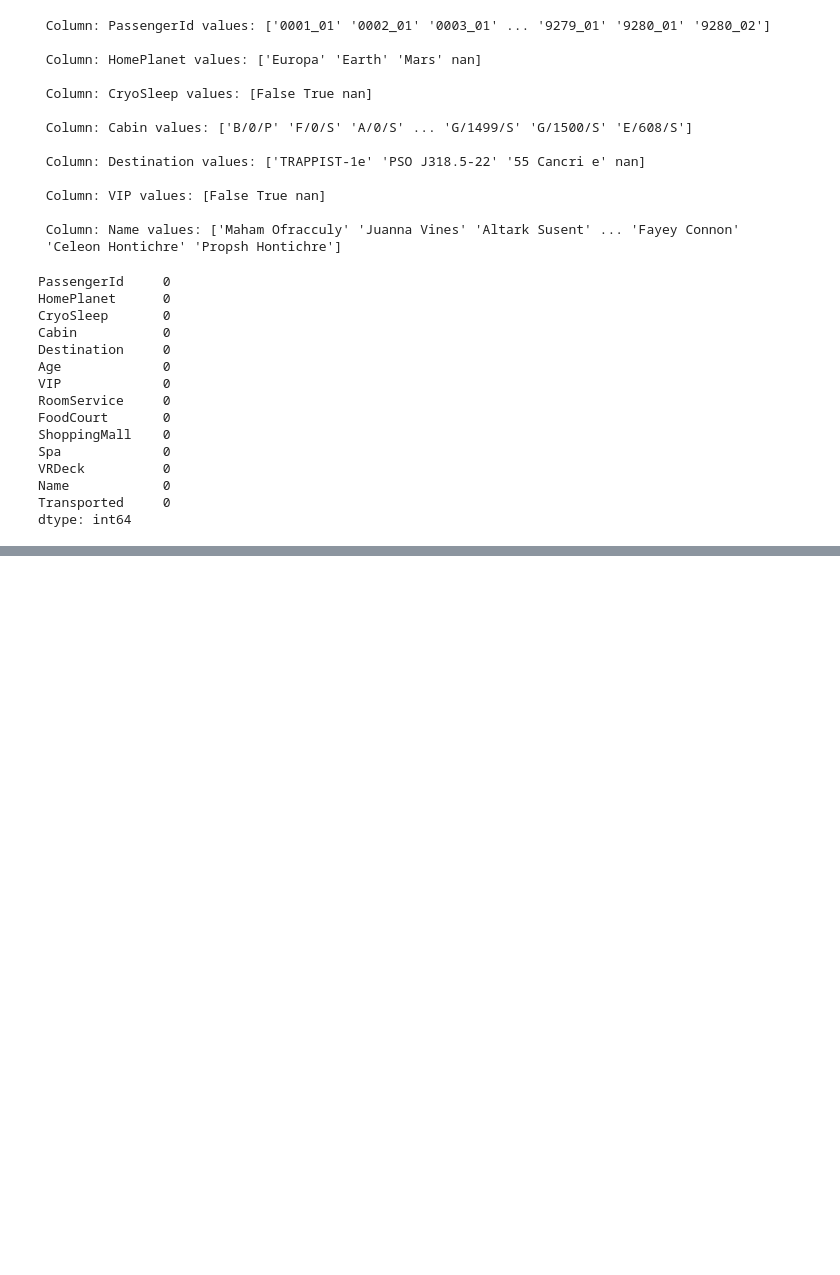
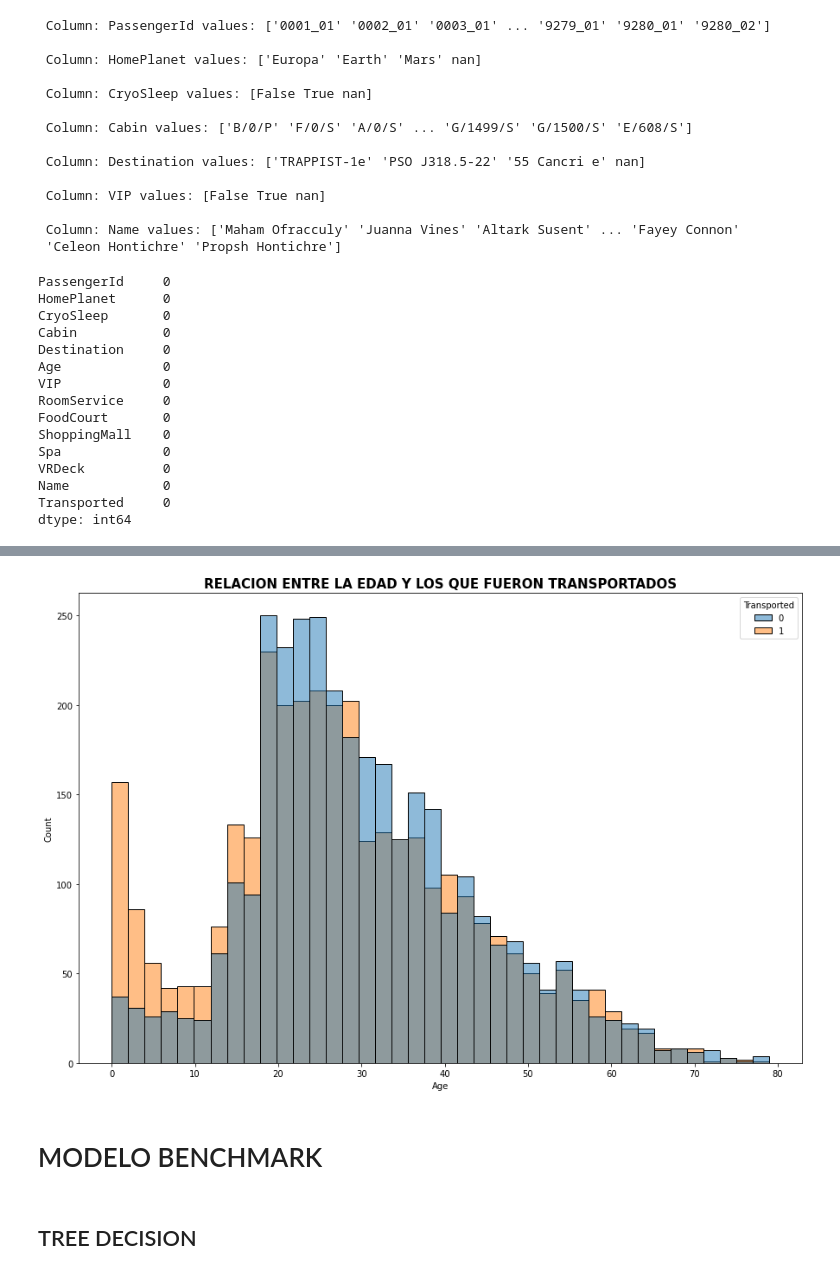
Before and after one commit to Steven030530/Titanic-Space, a Jupyter notebook: Titanic Space.ipynb, the cells around one changed output, grey strips where cells are left out. Cells and saved outputs as stored; diff of their text form; code cells hidden in the pictures; blank space fills up the shorter version.

```diff
--- a/Titanic Space.ipynb
+++ b/Titanic Space.ipynb
@@ -162,0 +229,7 @@ plt.show()
+# %%
+plt.figure(figsize=(15,10))
+plt.title("RELACION ENTRE LA EDAD Y LOS QUE FUERON TRANSPORTADOS", fontsize= 15,fontweight= "bold")
+sns.histplot(data=new_data,x="Age",hue="Transported")
+plt.show()
+# %% [output]
+[figure, added]
@@ -162,0 +239,4 @@ plt.show()
+# %% [markdown]
+# MODELO BENCHMARK
+# %% [markdown]
+## TREE DECISION
```
Also changed, not shown: parts of 59 cells of this notebook.
